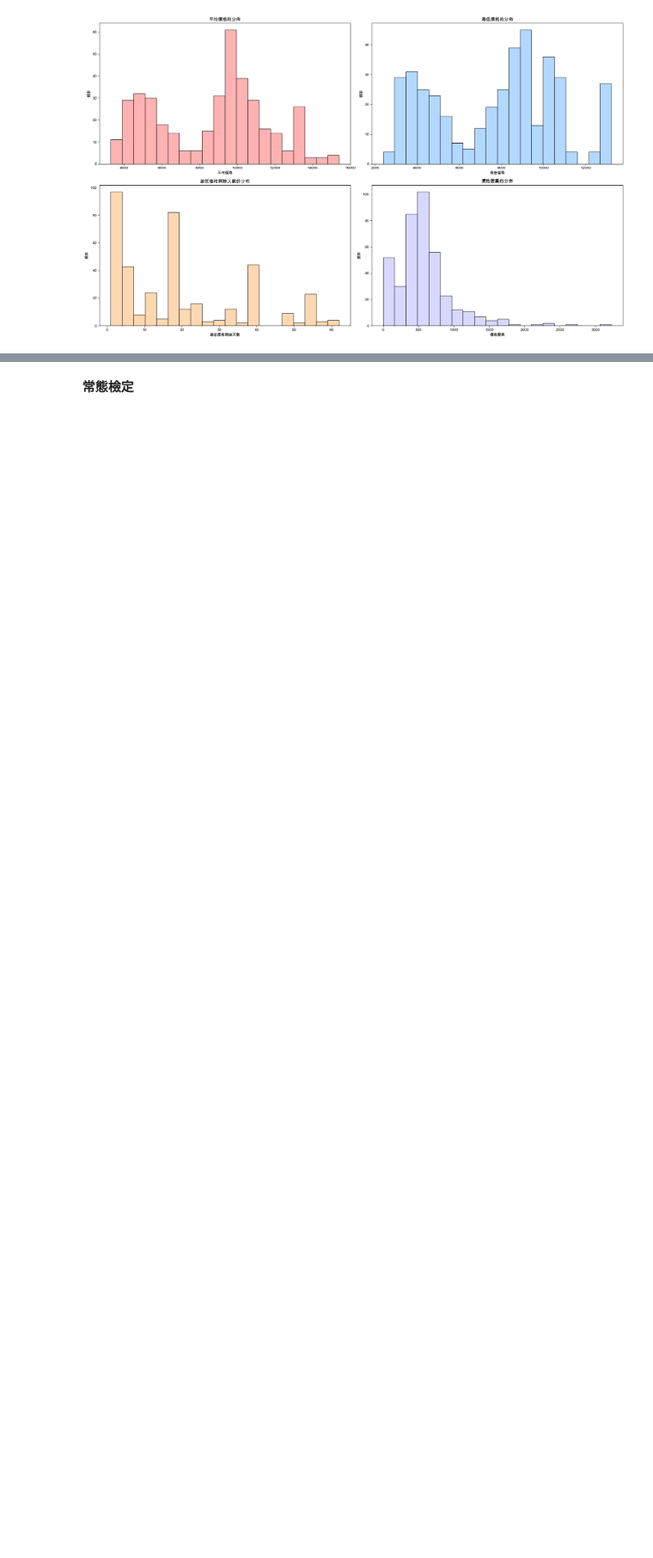
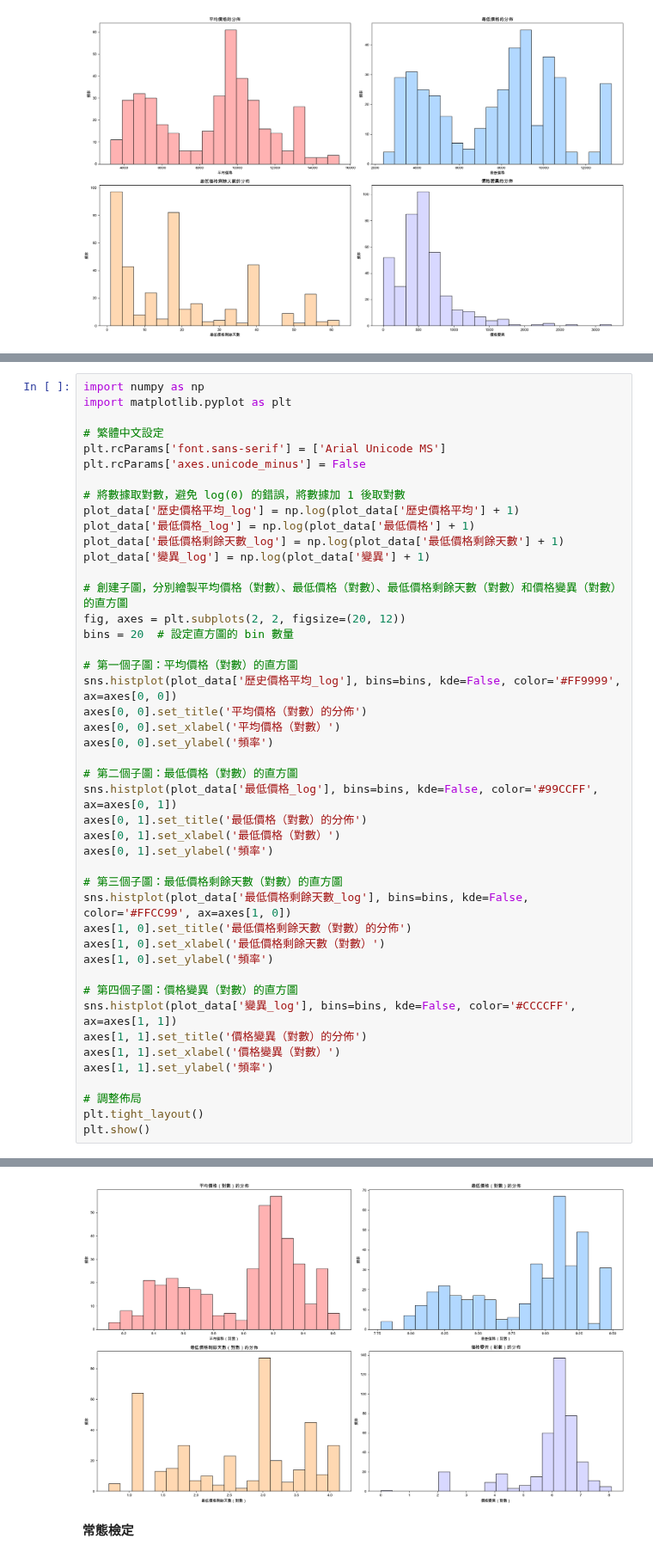
Before and after one commit to ching1223/flight_data, a Jupyter notebook: cleaned_data/red_eye.ipynb, the cells around one changed output, grey strips where cells are left out. Shown at 86% size. Saved outputs shown, nothing was run; the diff lists cells and outputs as text; blank space fills up the shorter version.

```diff
--- a/cleaned_data/red_eye.ipynb
+++ b/cleaned_data/red_eye.ipynb
@@ -193,0 +274,46 @@ plt.show()
+# %%
+import numpy as np
+import matplotlib.pyplot as plt
+
+# 繁體中文設定
+plt.rcParams['font.sans-serif'] = ['Arial Unicode MS']
+plt.rcParams['axes.unicode_minus'] = False
+
+# 將數據取對數，避免 log(0) 的錯誤，將數據加 1 後取對數
+plot_data['歷史價格平均_log'] = np.log(plot_data['歷史價格平均'] + 1)
+plot_data['最低價格_log'] = np.log(plot_data['最低價格'] + 1)
+plot_data['最低價格剩餘天數_log'] = np.log(plot_data['最低價格剩餘天數'] + 1)
+plot_data['變異_log'] = np.log(plot_data['變異'] + 1)
+
+# 創建子圖，分別繪製平均價格（對數）、最低價格（對數）、最低價格剩餘天數（對數）和價格變異（對數）的直方圖
+fig, axes = plt.subplots(2, 2, figsize=(20, 12))
+bins = 20  # 設定直方圖的 bin 數量
+
+# 第一個子圖：平均價格（對數）的直方圖
+sns.histplot(plot_data['歷史價格平均_log'], bins=bins, kde=False, color='#FF9999', ax=axes[0, 0])
+axes[0, 0].set_title('平均價格（對數）的分佈')
+axes[0, 0].set_xlabel('平均價格（對數）')
+axes[0, 0].set_ylabel('頻率')
+
+# 第二個子圖：最低價格（對數）的直方圖
+sns.histplot(plot_data['最低價格_log'], bins=bins, kde=False, color='#99CCFF', ax=axes[0, 1])
+axes[0, 1].set_title('最低價格（對數）的分佈')
+axes[0, 1].set_xlabel('最低價格（對數）')
+axes[0, 1].set_ylabel('頻率')
+
+# 第三個子圖：最低價格剩餘天數（對數）的直方圖
+sns.histplot(plot_data['最低價格剩餘天數_log'], bins=bins, kde=False, color='#FFCC99', ax=axes[1, 0])
+axes[1, 0].set_title('最低價格剩餘天數（對數）的分佈')
+axes[1, 0].set_xlabel('最低價格剩餘天數（對數）')
+axes[1, 0].set_ylabel('頻率')
+
+# 第四個子圖：價格變異（對數）的直方圖
+sns.histplot(plot_data['變異_log'], bins=bins, kde=False, color='#CCCCFF', ax=axes[1, 1])
+axes[1, 1].set_title('價格變異（對數）的分佈')
+axes[1, 1].set_xlabel('價格變異（對數）')
+axes[1, 1].set_ylabel('頻率')
+
+# 調整佈局
+plt.tight_layout()
+plt.show()
+# %% [output]
@@ -194,3 +340,4 @@ plt.show()
+[figure, added]
 # %% [markdown]
 **常態檢定**
 # %%
```
Also changed, not shown: parts of 18 cells of this notebook, 4 other files.
